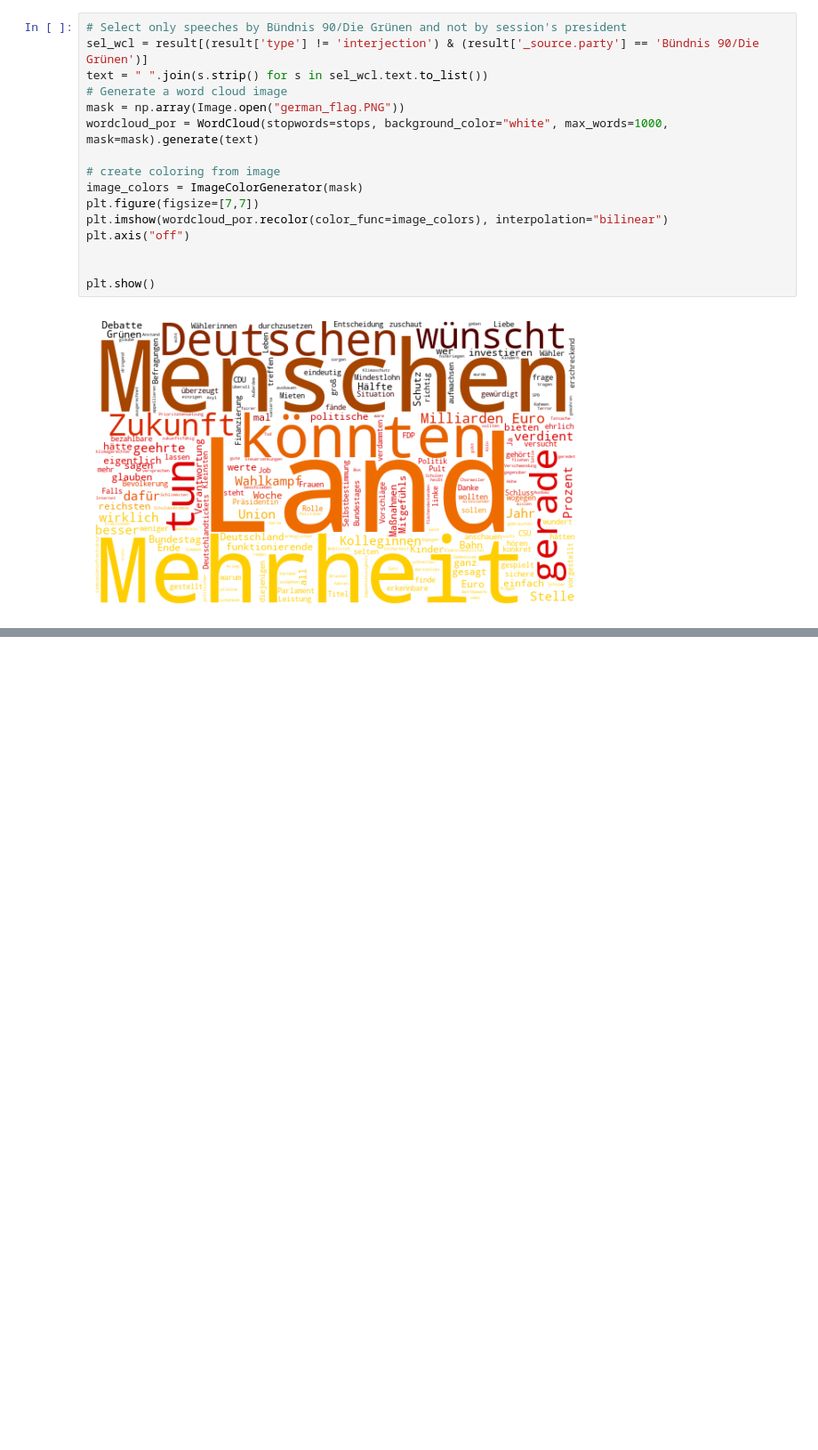
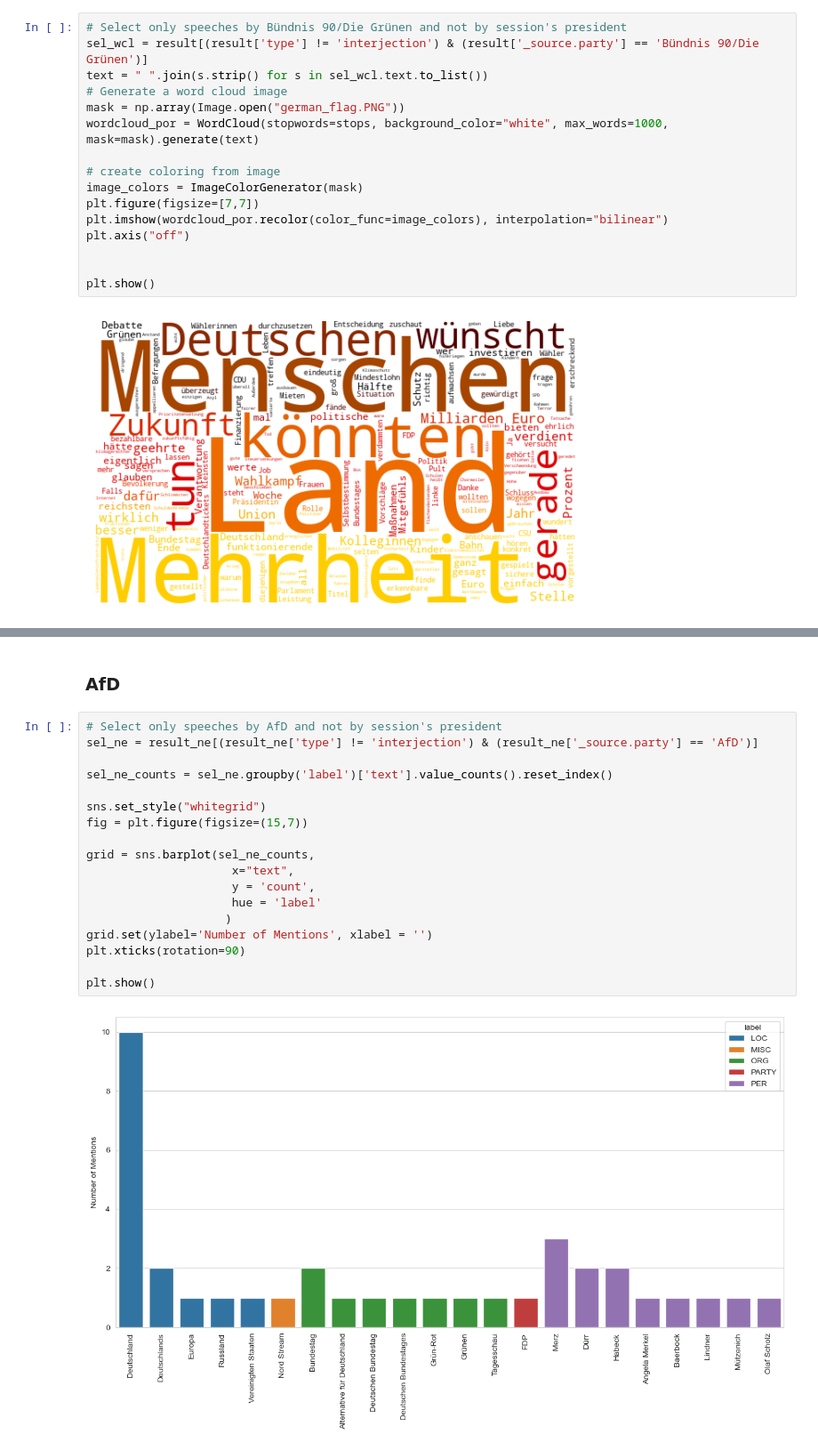
Before and after one commit to kalawinka/policorp, a Jupyter notebook: examples/example_data_analysis_policorp.ipynb, the cells around one changed output, grey strips where cells are left out. Shown at 89% size. Saved outputs shown, nothing was run; the diff lists cells and outputs as text; blank space fills up the shorter version.

```diff
--- a/examples/example_data_analysis_policorp.ipynb
+++ b/examples/example_data_analysis_policorp.ipynb
@@ -181,0 +229,22 @@ plt.show()
+# %% [markdown]
+### AfD
+# %%
+# Select only speeches by AfD and not by session's president
+sel_ne = result_ne[(result_ne['type'] != 'interjection') & (result_ne['_source.party'] == 'AfD')]
+
+sel_ne_counts = sel_ne.groupby('label')['text'].value_counts().reset_index()
+
+sns.set_style("whitegrid")
+fig = plt.figure(figsize=(15,7))
+
+grid = sns.barplot(sel_ne_counts,
+                     x="text",
+                     y = 'count',
+                     hue = 'label'
+                    )
+grid.set(ylabel='Number of Mentions', xlabel = '')
+plt.xticks(rotation=90)
+
+plt.show()
+# %% [output]
+[figure, added]
```
Also changed, not shown: parts of 7 cells of this notebook.
